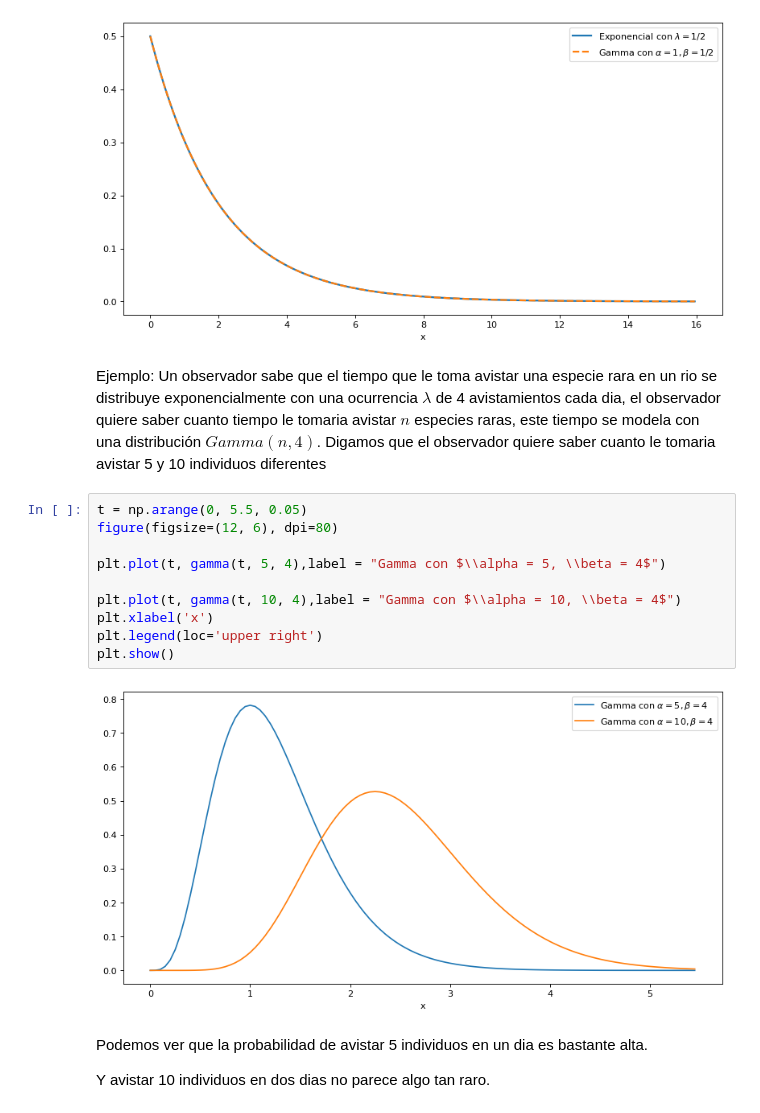
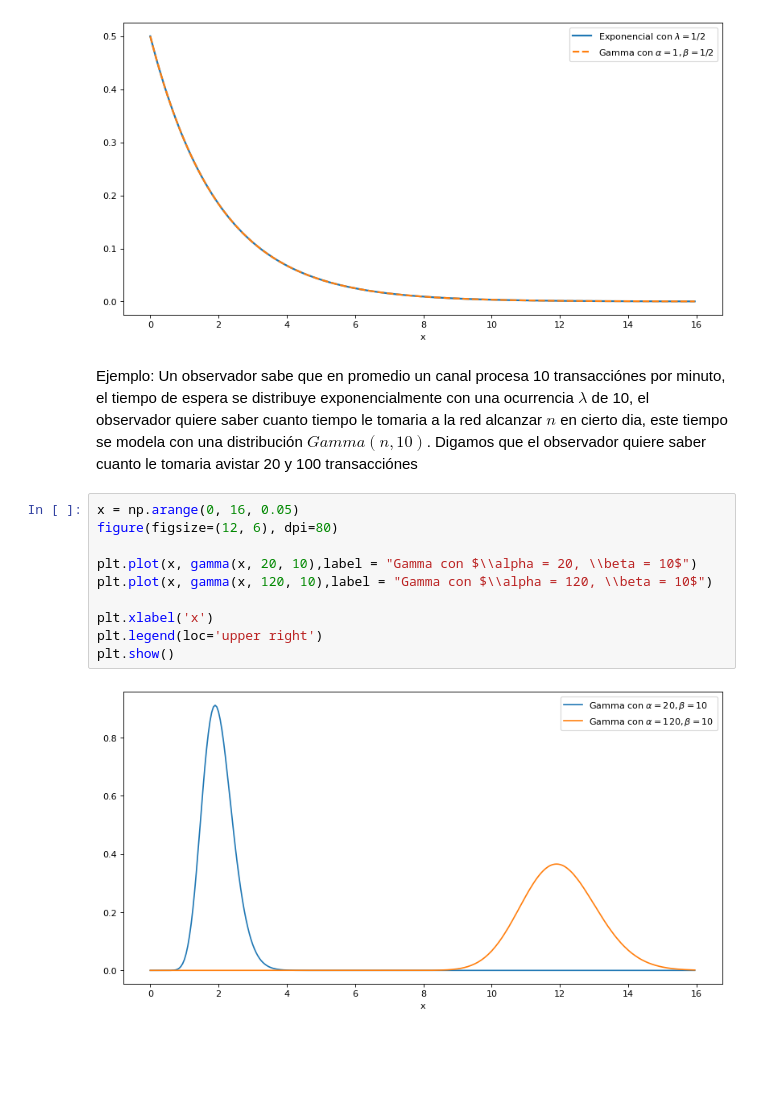
Before and after one commit to julian4u0/pystats, a Jupyter notebook: distributions.ipynb, the cells around one changed output. Cells and saved outputs as stored; diff of their text form; blank space fills up the shorter version.

```diff
--- a/distributions.ipynb
+++ b/distributions.ipynb
@@ -94,21 +94,17 @@ plt.show()
 # %% [output]
 [figure]
 # %% [markdown]
-Ejemplo: Un observador sabe que el tiempo que le toma avistar una especie rara en un rio se distribuye exponencialmente con una ocurrencia $\lambda$ de 4 avistamientos cada dia, el observador quiere saber cuanto tiempo le tomaria avistar $n$ especies raras, este tiempo se modela con una distribución $Gamma(n, 4)$.
-Digamos que el observador quiere saber cuanto le tomaria avistar 5 y 10 individuos diferentes
+Ejemplo: Un observador sabe que en promedio un canal procesa 10 transacciónes por minuto, el tiempo de espera se distribuye exponencialmente con una ocurrencia $\lambda$ de 10, el observador quiere saber cuanto tiempo le tomaria a la red alcanzar $n$ en cierto dia, este tiempo se modela con una distribución $Gamma(n, 10)$.
+Digamos que el observador quiere saber cuanto le tomaria avistar 20 y 100 transacciónes
 # %%
-t = np.arange(0, 5.5, 0.05)
+x = np.arange(0, 16, 0.05)
 figure(figsize=(12, 6), dpi=80)
 
-plt.plot(t, gamma(t, 5, 4),label = "Gamma con $\\alpha = 5, \\beta = 4$")
+plt.plot(x, gamma(x, 20, 10),label = "Gamma con $\\alpha = 20, \\beta = 10$")
+plt.plot(x, gamma(x, 120, 10),label = "Gamma con $\\alpha = 120, \\beta = 10$")
 
-plt.plot(t, gamma(t, 10, 4),label = "Gamma con $\\alpha = 10, \\beta = 4$")
 plt.xlabel('x')
 plt.legend(loc='upper right')
 plt.show()
 # %% [output]
-[figure, old version]
+[figure, new version]
-# %% [markdown]
-Podemos ver que la probabilidad de avistar 5 individuos en un dia es bastante alta.
-
-Y avistar 10 individuos en dos dias no parece algo tan raro.
```
Also changed, not shown: parts of 13 cells of this notebook.
